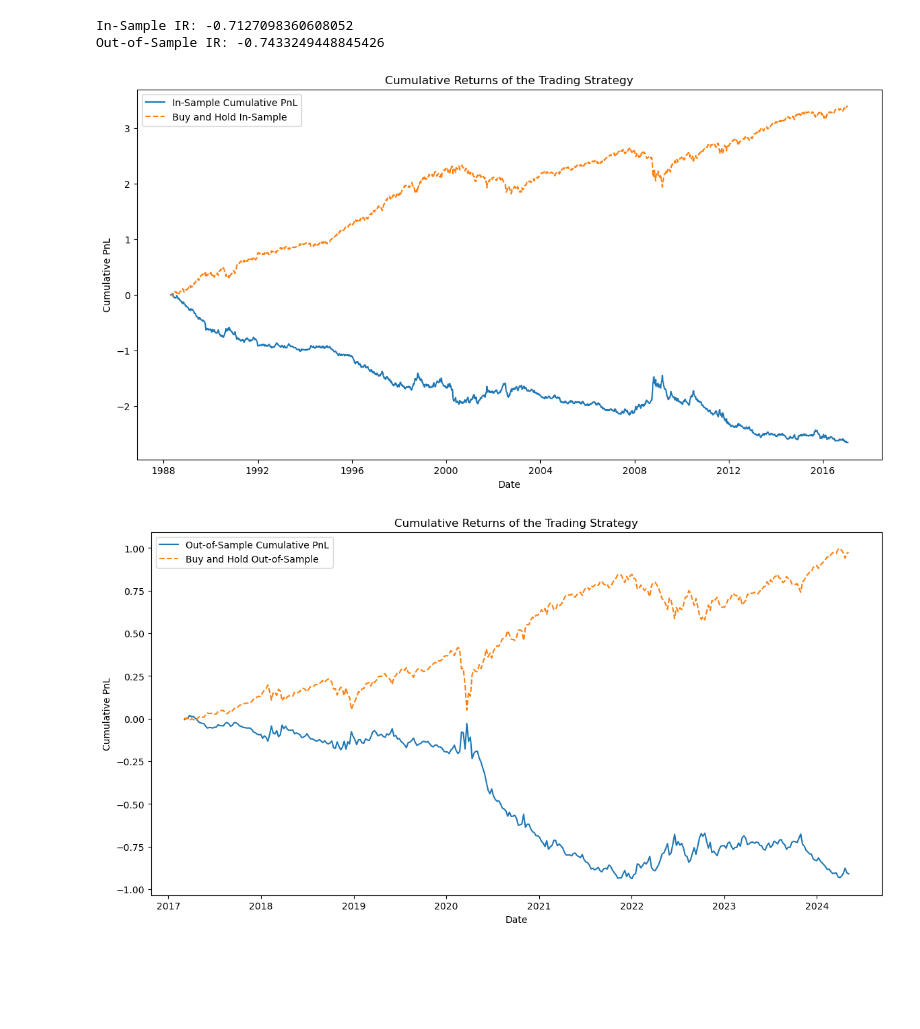
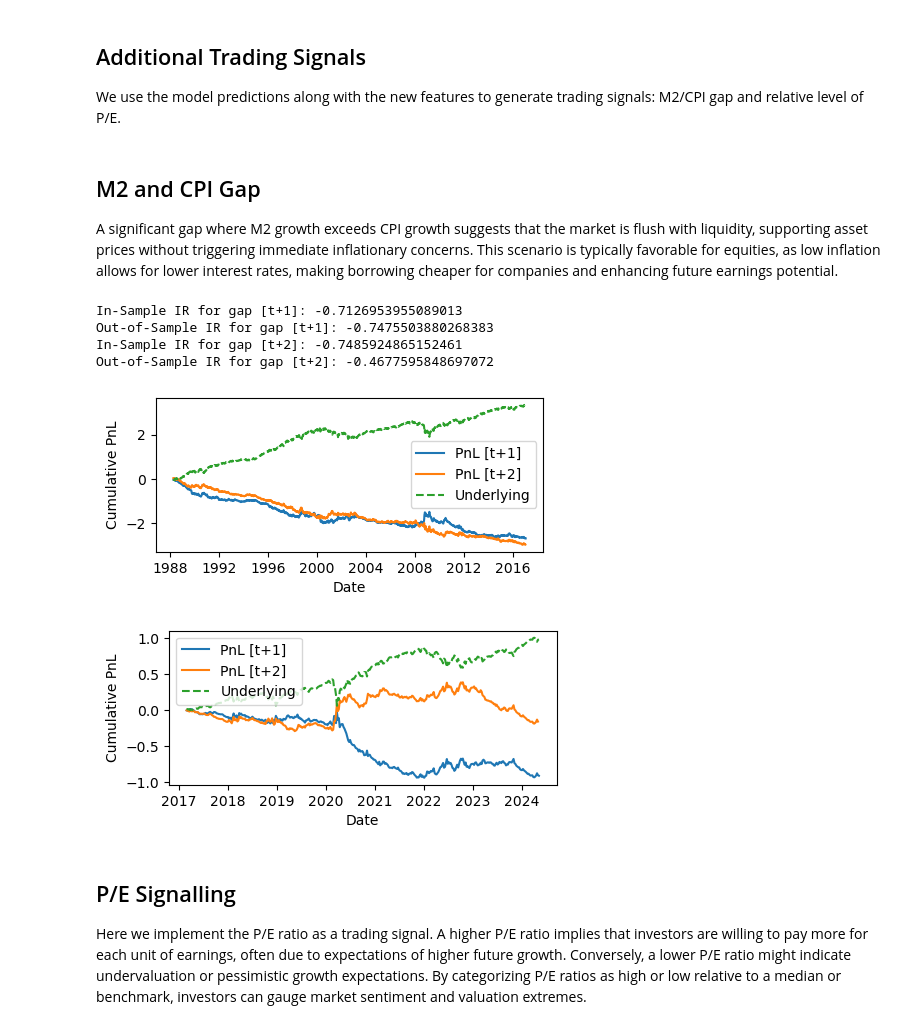
Before and after one commit to dianayjin/ml-based-trading-strategy, a Jupyter notebook: notebooks/2.0-dj-trading-implementation.ipynb.ipynb, the cells around one changed output. Saved outputs shown, nothing was run; the diff lists cells and outputs as text; code cells hidden in the pictures; blank space fills up the shorter version.

```diff
--- a/notebooks/2.0-dj-trading-implementation.ipynb.ipynb
+++ b/notebooks/2.0-dj-trading-implementation.ipynb.ipynb
@@ -136,0 +189,4 @@ plt.show()
+# %% [markdown]
+## Additional Trading Signals
+
+We use the model predictions along with the new features to generate trading signals: M2/CPI gap and relative level of P/E.
@@ -137,26 +208,19 @@ plt.show()
+# %% [markdown]
+## M2 and CPI Gap
+
+A significant gap where M2 growth exceeds CPI growth suggests that the market is flush with liquidity, supporting asset prices without triggering immediate inflationary concerns. This scenario is typically favorable for equities, as low inflation allows for lower interest rates, making borrowing cheaper for companies and enhancing future earnings potential.
 # %%
-def generate_additional_signals(data):
-    m2_growth = data['M2'].pct_change()
-    cpi_growth = data['CPI'].pct_change()
-    pe_ratio = data['PE']
-
-    # signal based on M2 and CPI gap
-    gap_signal = np.where(m2_growth > cpi_growth, 1, -1)  # buy if M2 growth > CPI growth, sell otherwise
-
-    # signal based on PE ratio
-    pe_signal = np.where(pe_ratio > pe_ratio.mean(), -1, 1)  # sell if PE > mean PE, buy otherwise
-
-    return gap_signal, pe_signal
-
-gap_signal, pe_signal = generate_additional_signals(data)
-
 gap_signal_train = gap_signal[1:train_size]
 gap_signal_test = gap_signal[train_size+lag+1:]
-pe_signal_train = pe_signal[-len(train_predictions):]
-pe_signal_test = pe_signal[len(train_predictions)+lag:]
+pe_signal_train = pe_signal[1:train_size]
+pe_signal_test = pe_signal[train_size+lag+1:]
 
 def calculate_pnl(signals, returns):
     return signals * returns  # PnL
+
+# check robustness to implementation delay
+def calculate_pnl2(signals, returns):
+    return signals[1:] * returns[:-1]
 
 # market returns
 market_returns_train = data['_MKT'].iloc[:train_size].pct_change().dropna().values
@@ -164,10 +228,14 @@ market_returns_test = data['_MKT'].iloc[train_size+lag:].pct_change().dropna().v
 
 train_pnl_gap = calculate_pnl(gap_signal_train, market_returns_train)
 test_pnl_gap = calculate_pnl(gap_signal_test, market_returns_test)
+train_pnl_gap2 = calculate_pnl2(gap_signal_train, market_returns_train)
+test_pnl_gap2 = calculate_pnl2(gap_signal_test, market_returns_test)
 
 # cumulative returns
 train_cumulative_pnl = np.cumsum(train_pnl_gap)
 test_cumulative_pnl = np.cumsum(test_pnl_gap)
+train_cumulative_pnl2 = np.cumsum(train_pnl_gap2)
+test_cumulative_pnl2 = np.cumsum(test_pnl_gap2)
 
 # IR
 def calculate_ir(pnl, market_returns):
@@ -176,9 +244,13 @@ def calculate_ir(pnl, market_returns):
 
 train_ir = calculate_ir(train_pnl_gap, market_returns_train)
 test_ir = calculate_ir(test_pnl_gap, market_returns_test)
+train_ir2 = calculate_ir(train_pnl_gap2, market_returns_train[:-1])
+test_ir2 = calculate_ir(test_pnl_gap2, market_returns_test[:-1])
 
-print(f'In-Sample IR: {train_ir}')
-print(f'Out-of-Sample IR: {test_ir}')
+print(f'In-Sample IR for gap [t+1]: {train_ir}')
+print(f'Out-of-Sample IR for gap [t+1]: {test_ir}')
+print(f'In-Sample IR for gap [t+2]: {train_ir2}')
+print(f'Out-of-Sample IR for gap [t+2]: {test_ir2}')
 
 # underlying strategy returns
 def calculate_buy_and_hold_returns(data, train_size, lag):
@@ -192,29 +264,35 @@ def calculate_buy_and_hold_returns(data, train_size, lag):
 
 bh_cumulative_returns_train, bh_cumulative_returns_test = calculate_buy_and_hold_returns(data, train_size, lag)
 # %% [output]
-In-Sample IR: -0.7127098360608052
-Out-of-Sample IR: -0.7433249448845426
+In-Sample IR for gap [t+1]: -0.7126953955089013
+Out-of-Sample IR for gap [t+1]: -0.7475503880268383
+In-Sample IR for gap [t+2]: -0.7485924865152461
+Out-of-Sample IR for gap [t+2]: -0.4677595848697072
 # %%
 # plot
-plt.figure(figsize=(14, 7))
-plt.plot(data.index[:train_size][1:len(train_cumulative_pnl)+1], train_cumulative_pnl, label='In-Sample Cumulative PnL')
-plt.plot(data.index[:train_size][1:len(bh_cumulative_returns_train)+1], bh_cumulative_returns_train, label='Buy and Hold In-Sample', linestyle='--')
+plt.figure(figsize=(5, 2))
+plt.plot(data.index[:train_size][1:len(train_cumulative_pnl)+1], train_cumulative_pnl, label='PnL [t+1]')
+plt.plot(data.index[:train_size][1:len(train_cumulative_pnl2)+1], train_cumulative_pnl2, label='PnL [t+2]')
+plt.plot(data.index[:train_size][1:len(bh_cumulative_returns_train)+1], bh_cumulative_returns_train, label='Underlying', linestyle='--')
 plt.xlabel('Date')
 plt.ylabel('Cumulative PnL')
-plt.title('Cumulative Returns of the Trading Strategy')
 plt.legend()
 plt.show()
 # %% [output]
-[figure, old version]
+[figure, new version]
 # %%
-# Plot cumulative returns
-plt.figure(figsize=(14, 7))
-plt.plot(data.index[train_size+lag:][1:len(test_cumulative_pnl)+1], test_cumulative_pnl, label='Out-of-Sample Cumulative PnL')
-plt.plot(data.index[train_size+lag:][1:len(bh_cumulative_returns_test)+1], bh_cumulative_returns_test, label='Buy and Hold Out-of-Sample', linestyle='--')
+# plot
+plt.figure(figsize=(5, 2))
+plt.plot(data.index[train_size+lag:][1:len(test_cumulative_pnl)+1], test_cumulative_pnl, label='PnL [t+1]')
+plt.plot(data.index[train_size+lag:][1:len(test_cumulative_pnl2)+1], test_cumulative_pnl2, label='PnL [t+2]')
+plt.plot(data.index[train_size+lag:][1:len(bh_cumulative_returns_test)+1], bh_cumulative_returns_test, label='Underlying', linestyle='--')
 plt.xlabel('Date')
 plt.ylabel('Cumulative PnL')
-plt.title('Cumulative Returns of the Trading Strategy')
 plt.legend()
 plt.show()
 # %% [output]
-[figure, old version]
+[figure, new version]
+# %% [markdown]
+## P/E Signalling
+
+Here we implement the P/E ratio as a trading signal. A higher P/E ratio implies that investors are willing to pay more for each unit of earnings, often due to expectations of higher future growth. Conversely, a lower P/E ratio might indicate undervaluation or pessimistic growth expectations. By categorizing P/E ratios as high or low relative to a median or benchmark, investors can gauge market sentiment and valuation extremes.
```
Also changed, not shown: parts of 13 cells of this notebook, 5 other files.
